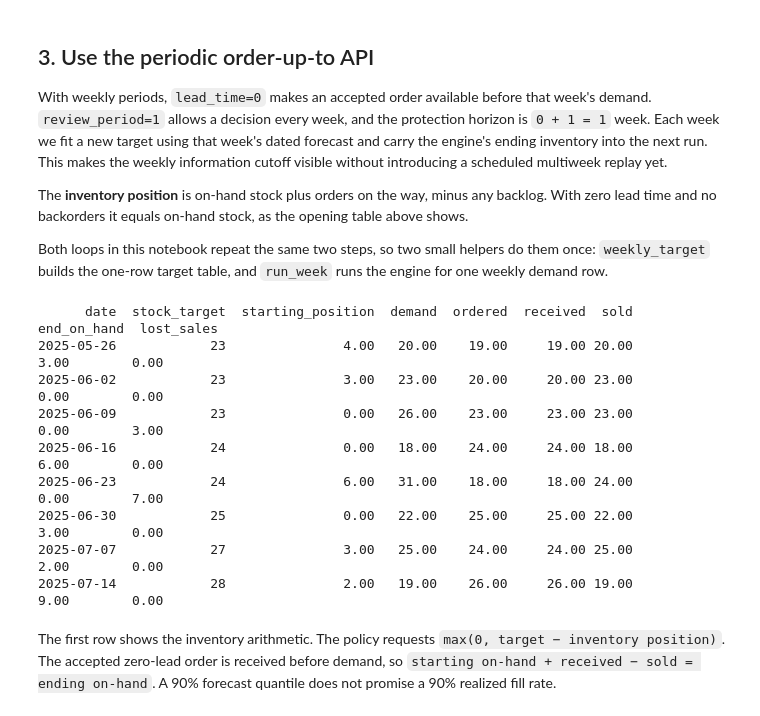
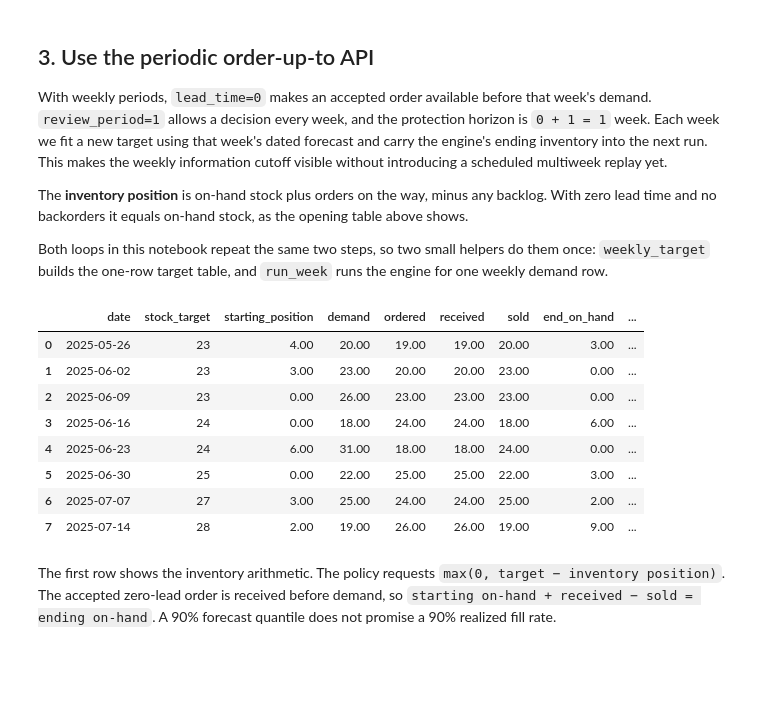
Before and after one commit to FilTheo/stockcast, a Jupyter notebook: examples/notebooks/04_forecast_to_inventory_integration.ipynb, the cells around one changed output. Cells and saved outputs as stored; diff of their text form; code cells hidden in the pictures; blank space fills up the shorter version.

```diff
--- a/examples/notebooks/04_forecast_to_inventory_integration.ipynb
+++ b/examples/notebooks/04_forecast_to_inventory_integration.ipynb
@@ -18,15 +18,17 @@ from stockcast.policies import OrderUpToPolicy, SingleOrderPolicy
 sku = "tea_250g"
 frequency = "W-MON"
 probability = 0.90
+
+# Show floats with two decimals in every table below.
+pd.options.display.float_format = "{:.2f}".format
 # %% [markdown]
 ## 1. What is known on each Monday?
 
 These are artificial, uncensored weekly demand observations for a durable product. The first 20 weeks are available at the initial forecast origin. Eight later weeks are held out. During the tutorial, each held-out observation becomes available **only after** its week has passed.
 # %%
-# fmt: off
-history_values = [18, 20, 17, 22, 19, 21, 16, 23, 20, 18,
-                  21, 24, 17, 19, 22, 20, 18, 23, 21, 19]
-# fmt: on
+weeks_1_to_10 = [18, 20, 17, 22, 19, 21, 16, 23, 20, 18]
+weeks_11_to_20 = [21, 24, 17, 19, 22, 20, 18, 23, 21, 19]
+history_values = weeks_1_to_10 + weeks_11_to_20
 future_values = [20, 23, 26, 18, 31, 22, 25, 19]
 
 dates = pd.date_range(
@@ -40,6 +42,8 @@ held_out = series.iloc[len(history_values) :].copy().reset_index(drop=True)
 assert history.date.max() + pd.offsets.Week(weekday=0) == held_out.date.min()
 
 print("Initially observed weeks:", len(history), "| held-out weeks:", len(held_out))
-print(held_out[["date", "y"]].to_string(index=False))
+
+# The eight held-out weeks, revealed one at a time later on.
+held_out[["date", "y"]]
 # %% [output]
 Initially observed weeks: 20 | held-out weeks: 8
@@ -211,43 +210,43 @@ for week in forecasts.itertuples(index=False):
         lead_time=0,
         review_period=1,
         freq=frequency,
         service_level=probability,
         allow_backorders=False,
         date_column="target_end",
     )
     policy.fit(
         weekly_target(week),
         target_column="target",
         forecast_origin=week.forecast_origin,
     )
 
     starting_position = float(state.inventory_position().inventory_position.iloc[0])
     event, state = run_week(policy, week, state)
     order_up_to_rows.append(
         {
             "date": week.date,
             "stock_target": week.stock_target,
             "starting_position": starting_position,
             "demand": event.demand,
             "ordered": event.order_quantity,
             "received": event.received_units,
             "sold": event.fulfilled_units,
             "end_on_hand": event.ending_on_hand,
             "lost_sales": event.lost_sales_units,
         }
     )
 order_up_to = pd.DataFrame(order_up_to_rows)
-print(order_up_to.to_string(index=False, float_format=two_decimals))
+order_up_to
 # %% [output]
-      date  stock_target  starting_position  demand  ordered  received  sold  end_on_hand  lost_sales
-2025-05-26            23               4.00   20.00    19.00     19.00 20.00         3.00        0.00
-2025-06-02            23               3.00   23.00    20.00     20.00 23.00         0.00        0.00
-2025-06-09            23               0.00   26.00    23.00     23.00 23.00         0.00        3.00
-2025-06-16            24               0.00   18.00    24.00     24.00 18.00         6.00        0.00
-2025-06-23            24               6.00   31.00    18.00     18.00 24.00         0.00        7.00
-2025-06-30            25               0.00   22.00    25.00     25.00 22.00         3.00        0.00
-2025-07-07            27               3.00   25.00    24.00     24.00 25.00         2.00        0.00
-2025-07-14            28               2.00   19.00    26.00     26.00 19.00         9.00        0.00
+|  | date | stock_target | starting_position | demand | ordered | received | sold | end_on_hand | ... |
+| 0 | 2025-05-26 | 23 | 4.00 | 20.00 | 19.00 | 19.00 | 20.00 | 3.00 | ... |
+| 1 | 2025-06-02 | 23 | 3.00 | 23.00 | 20.00 | 20.00 | 23.00 | 0.00 | ... |
+| 2 | 2025-06-09 | 23 | 0.00 | 26.00 | 23.00 | 23.00 | 23.00 | 0.00 | ... |
+| 3 | 2025-06-16 | 24 | 0.00 | 18.00 | 24.00 | 24.00 | 18.00 | 6.00 | ... |
+| 4 | 2025-06-23 | 24 | 6.00 | 31.00 | 18.00 | 18.00 | 24.00 | 0.00 | ... |
+| 5 | 2025-06-30 | 25 | 0.00 | 22.00 | 25.00 | 25.00 | 22.00 | 3.00 | ... |
+| 6 | 2025-07-07 | 27 | 3.00 | 25.00 | 24.00 | 24.00 | 25.00 | 2.00 | ... |
+| 7 | 2025-07-14 | 28 | 2.00 | 19.00 | 26.00 | 26.00 | 19.00 | 9.00 | ... |
 # %% [markdown]
 The first row shows the inventory arithmetic. The policy requests `max(0, target − inventory position)`. The accepted zero-lead order is received before demand, so `starting on-hand + received − sold = ending on-hand`. A 90% forecast quantile does not promise a 90% realized fill rate.
 # %%
```
Also changed, not shown: parts of 5 cells of this notebook.
